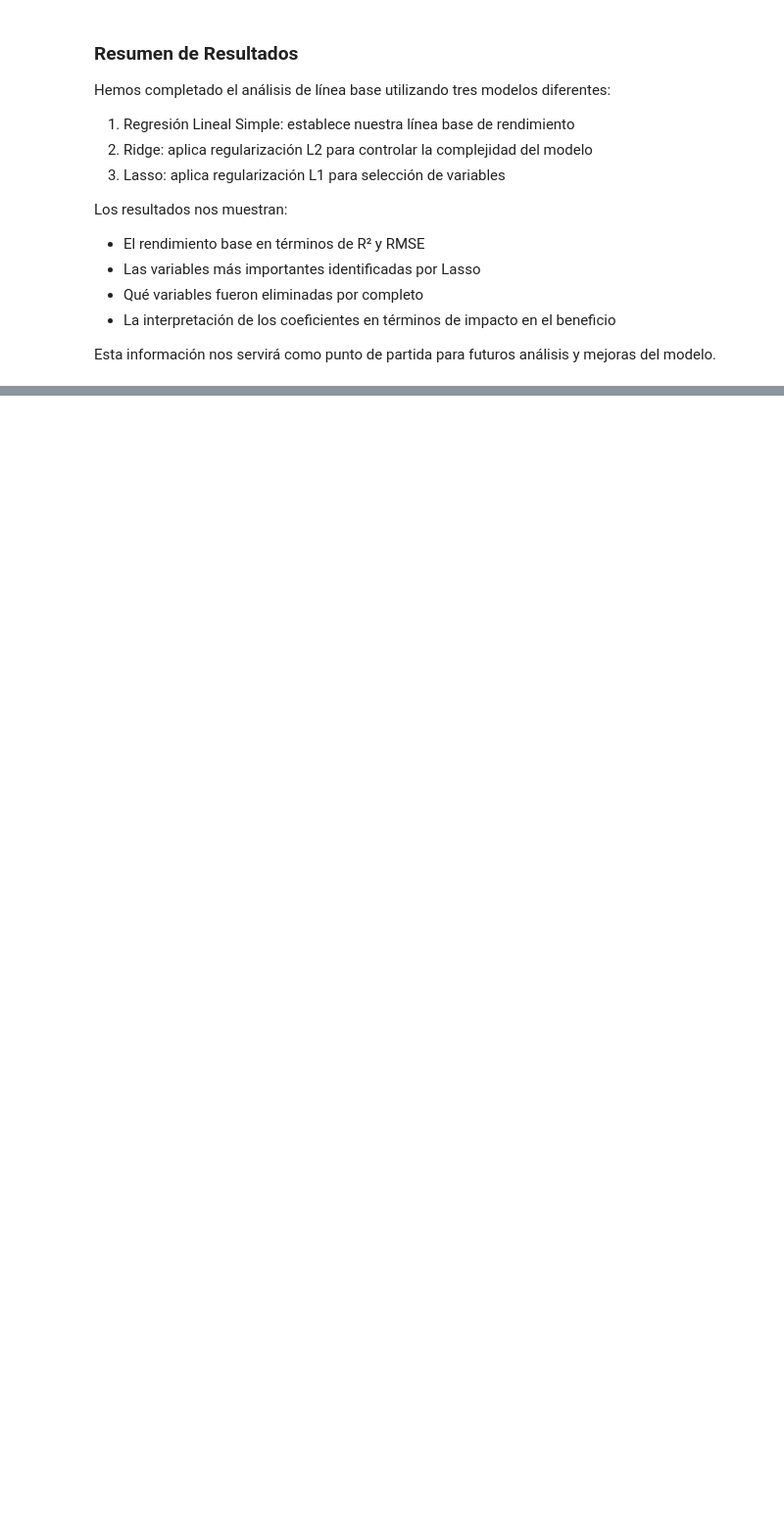
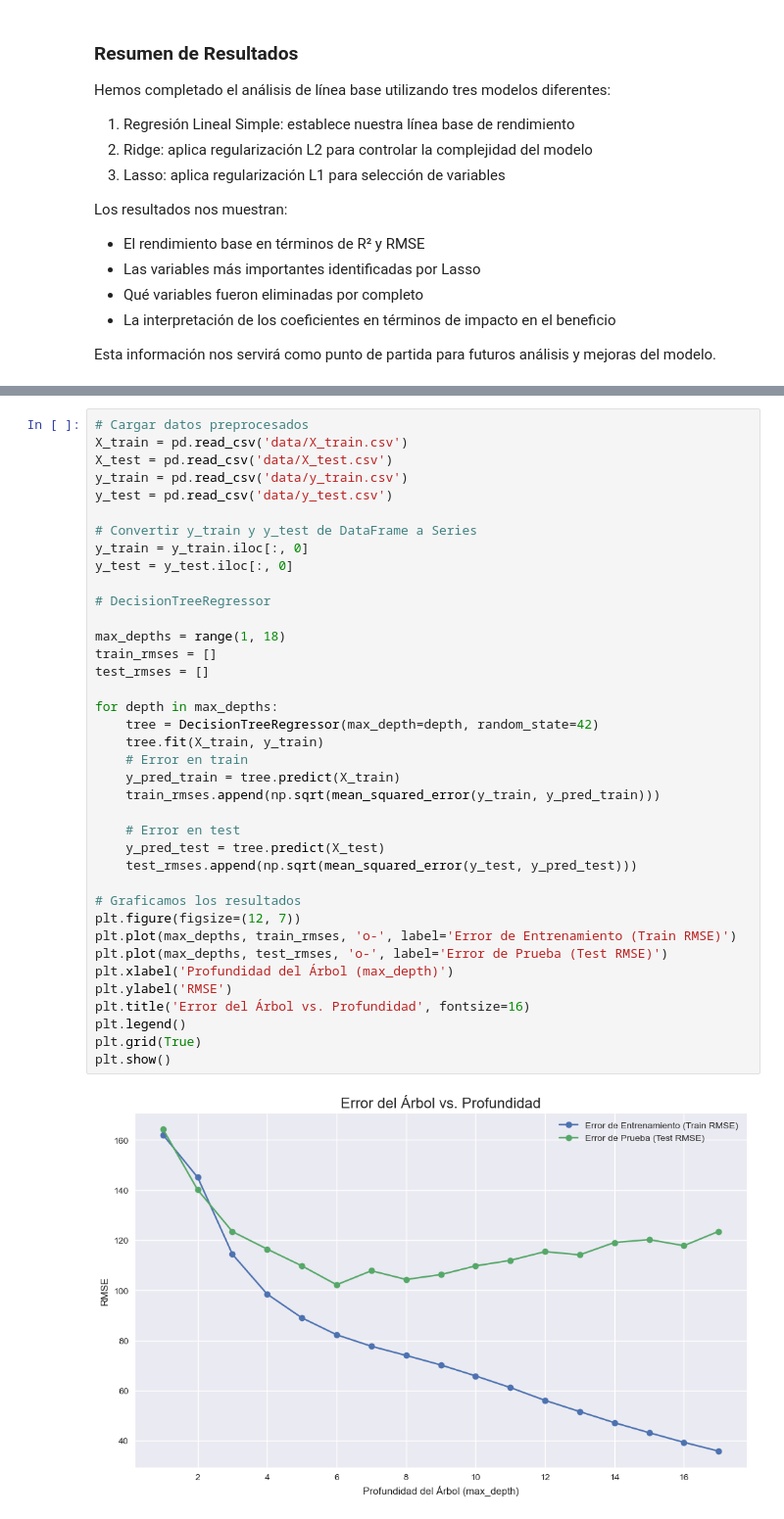
Before and after one commit to thisisrober/real-prediction-regression-global-super-store, a Jupyter notebook: notebook.ipynb, the cells around one changed output, grey strips where cells are left out. Shown at 98% size. Drawn from its saved outputs; the diff is of its cells as text; blank space fills up the shorter version.

```diff
--- a/notebook.ipynb
+++ b/notebook.ipynb
@@ -304,0 +442,40 @@ Esta información nos servirá como punto de partida para futuros análisis y me
+# %%
+# Cargar datos preprocesados
+X_train = pd.read_csv('data/X_train.csv')
+X_test = pd.read_csv('data/X_test.csv')
+y_train = pd.read_csv('data/y_train.csv')
+y_test = pd.read_csv('data/y_test.csv')
+
+# Convertir y_train y y_test de DataFrame a Series
+y_train = y_train.iloc[:, 0]
+y_test = y_test.iloc[:, 0]
+
+# DecisionTreeRegressor
+
+max_depths = range(1, 18)
+train_rmses = []
+test_rmses = []
+
+for depth in max_depths:
+    tree = DecisionTreeRegressor(max_depth=depth, random_state=42)
+    tree.fit(X_train, y_train)
+    # Error en train
+    y_pred_train = tree.predict(X_train)
+    train_rmses.append(np.sqrt(mean_squared_error(y_train, y_pred_train)))
+
+    # Error en test
+    y_pred_test = tree.predict(X_test)
+    test_rmses.append(np.sqrt(mean_squared_error(y_test, y_pred_test)))
+
+# Graficamos los resultados
+plt.figure(figsize=(12, 7))
+plt.plot(max_depths, train_rmses, 'o-', label='Error de Entrenamiento (Train RMSE)')
+plt.plot(max_depths, test_rmses, 'o-', label='Error de Prueba (Test RMSE)')
+plt.xlabel('Profundidad del Árbol (max_depth)')
+plt.ylabel('RMSE')
+plt.title('Error del Árbol vs. Profundidad', fontsize=16)
+plt.legend()
+plt.grid(True)
+plt.show()
+# %% [output]
+[figure, added]
```
Also changed, not shown: parts of 44 cells of this notebook, 2 other files.
